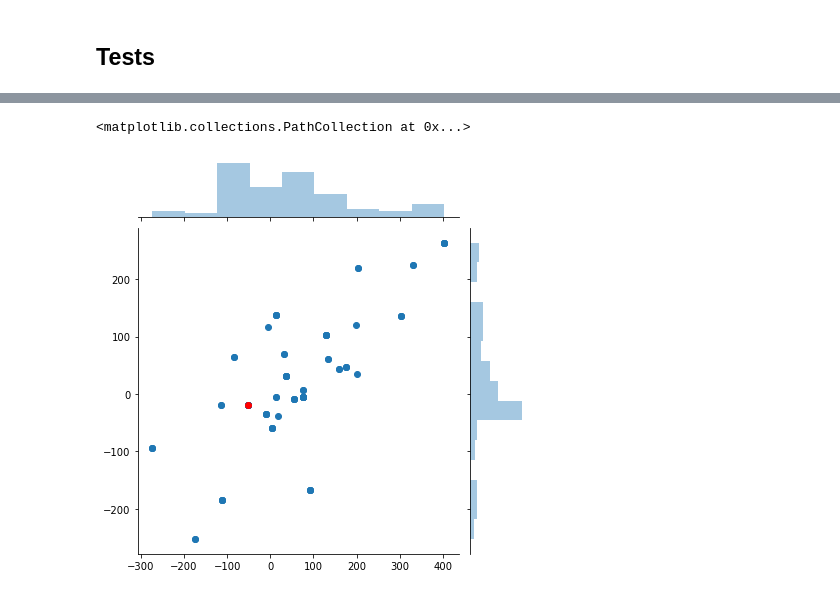
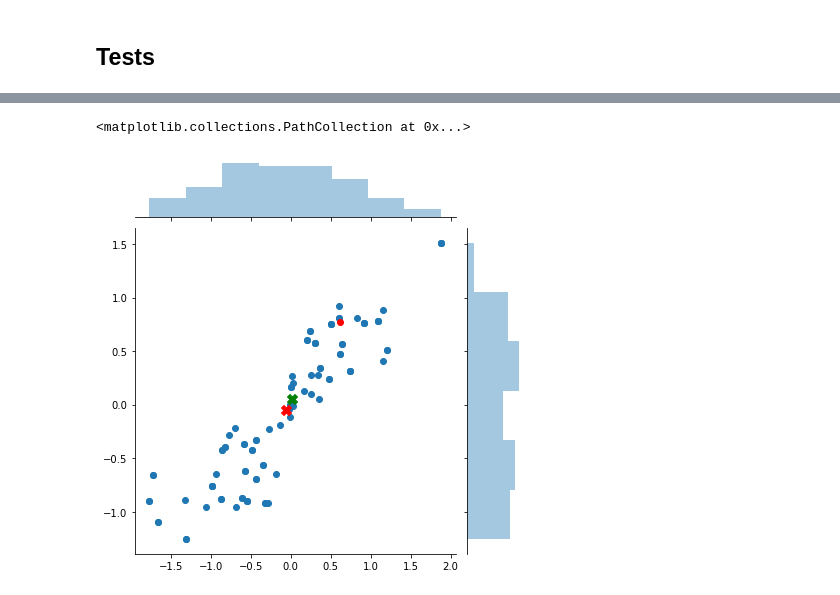
Before and after one commit to AlanGanem/scikit-density, a Jupyter notebook: notebooks/01_estimators.tree.ipynb, the cells around one changed output, grey strips where cells are left out. Cells and saved outputs as stored; diff of their text form; code cells hidden in the pictures.

Commit message:
added ensemble estimator first steps

```diff
--- a/notebooks/01_estimators.tree.ipynb
+++ b/notebooks/01_estimators.tree.ipynb
@@ -190,6 +209,7 @@ Estimates the conditional distribution based on samples from dataset taking into
 import seaborn as sns
 from sklearn.datasets import make_regression
 from sklearn.preprocessing import QuantileTransformer
+from xgboost import XGBRegressor
 def make_heterogeneous_regression():
     pass
 
@@ -198,11 +218,22 @@ X,y = make_regression(
     n_features=30,
     n_informative=15,
     n_targets=2,
-    bias=0.5,
+    bias=900,
     effective_rank=None,
-    tail_strength=1,
+    tail_strength=2,
     noise=0.2,
     shuffle=True,
     coef=False,
     random_state=None
 )
+
+bimodal_msk = np.random.randint(0,2,y.shape[0]).astype(bool)
+
+y[bimodal_msk] = -abs(y[bimodal_msk])
+
+
+#sns.distplot(y)
+sns.jointplot(y[:,0],y[:,1])
+
+X_train, X_test = X[:8000], X[8000:]
+y_train, y_test = y[:8000], y[8000:]
@@ -209,6 +242,8 @@ X,y = make_regression(
 # %%
 qt = QuantileTransformer(output_distribution = 'normal')
-#y = qt.fit_transform(y)
+y_train = qt.fit_transform(y_train)
+y_test = qt.transform(y_test)
 # %%
-estimator = RandomForestRegressor(n_estimators = 10,min_samples_leaf = 3)#CustomMultiOutputRegressor(RandomForestRegressor(n_estimators = 10,min_samples_leaf = 3), n_jobs = -1)
-density_estimator = SimilarityTreeEnsemble(estimator).fit(X,y)
+estimator = RandomForestRegressor(n_estimators = 10,min_samples_leaf = 5)#CustomMultiOutputRegressor(RandomForestRegressor(n_estimators = 10,min_samples_leaf = 3), n_jobs = -1)
+#estimator = CustomMultiOutputRegressor(XGBRegressor())
+density_estimator = SimilarityTreeEnsemble(estimator).fit(X_train,y_train)
@@ -217,7 +250,19 @@ samples = density_estimator.sample(X, alpha = 1, n_neighbors = 30)
+# %%
+val_set = X_test, y_test
+samples = density_estimator.sample(val_set[0], alpha = 0.5, n_neighbors = 100, n_samples = 100,lower_bound = 0.8)
+preds = (density_estimator.predict(val_set[0]))
+
+sample_preds = samples.mean(axis = 1)
 # %%
 point += 1
 jntplot = sns.jointplot(samples[point][:,0], samples[point][:,1], alpha = 1)
-jntplot.ax_joint.scatter(y[point,0], y[point,1], color = 'r')
+
+jntplot.ax_joint.scatter(val_set[1][point,0], val_set[1][point,1], color = 'r')
+jntplot.ax_joint.scatter(preds[point,0], preds[point,1], color = 'g', marker = 'X', s = 100)
+jntplot.ax_joint.scatter(sample_preds[point,0], sample_preds[point,1], color = 'r', marker = 'X', s = 100)
+
+#dstplot = sns.distplot(samples[point])
+#dstplot.axvline(val_set[1][point], color = 'r')
 # %% [output]
 <matplotlib.collections.PathCollection at 0x...>
-[figure, old version]
+[figure, new version]
```
Also changed, not shown: parts of 9 cells of this notebook, 2 other files.
